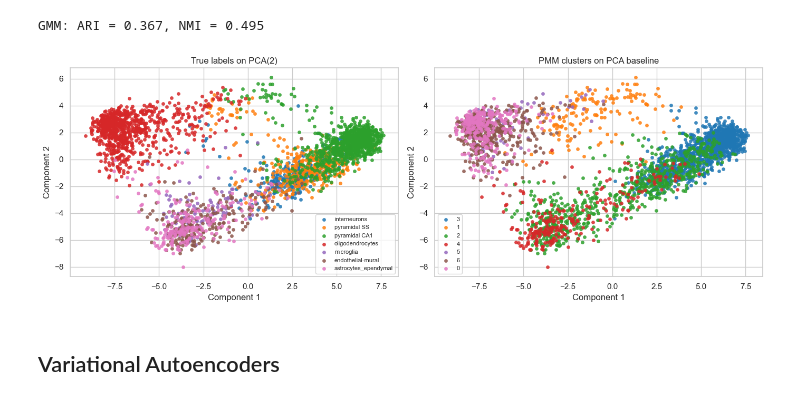
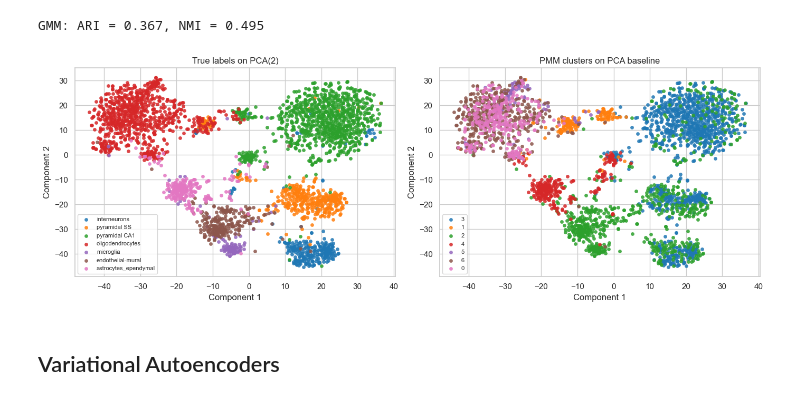
Before and after one commit to nikita-jaya/gene-expression-project, a Jupyter notebook: gene-expression-code.ipynb, the cells around one changed output. Saved outputs shown, nothing was run; the diff lists cells and outputs as text; code cells hidden in the pictures.

Commit message:
tsne

```diff
--- a/gene-expression-code.ipynb
+++ b/gene-expression-code.ipynb
@@ -238,0 +242,15 @@ plt.show()
+# %%
+tsne = TSNE(n_components=2, perplexity=30, random_state=42)
+X_embedded = tsne.fit_transform(x)
+tsne_kmeans = KMeans(n_clusters=7, n_init=50, random_state=SEED).fit_predict(pca8)
+
+tsne_ari = adjusted_rand_score(hidden_labels, pca_kmeans)
+tsne_nmi = normalized_mutual_info_score(hidden_labels, pca_kmeans)
+
+print(f"PCA + KMeans: ARI = {tsne_ari:.3f}, NMI = {tsne_nmi:.3f}")
+
+fig, axes = plt.subplots(1, 2, figsize=(14, 5))
+plot_embedding(axes[0], X_embedded, hidden_labels, "True labels on TSNE(2)")
+plot_embedding(axes[1], X_embedded, pca_kmeans, "KMeans clusters on PCA baseline")
+plt.tight_layout()
+plt.show()
@@ -280,12 +301,12 @@ print(f"GMM: ARI = {pmm_ari:.3f}, NMI = {pmm_nmi:.3f}")
 GMM: ARI = 0.367, NMI = 0.495
 # %%
 fig, axes = plt.subplots(1, 2, figsize=(14, 5))
-plot_embedding(axes[0], pca8, hidden_labels, "True labels on PCA(2)")
-plot_embedding(axes[1], pca8, clusters, "PMM clusters on PCA baseline")
+plot_embedding(axes[0], X_embedded, hidden_labels, "True labels on PCA(2)")
+plot_embedding(axes[1], X_embedded, clusters, "PMM clusters on PCA baseline")
 plt.tight_layout()
 plt.show()
 # %% [output]
-[figure, old version]
+[figure, new version]
 # %% [markdown]
 ## Variational Autoencoders
 # %%
```
Also changed, not shown: parts of 5 cells of this notebook, 4 other files.
